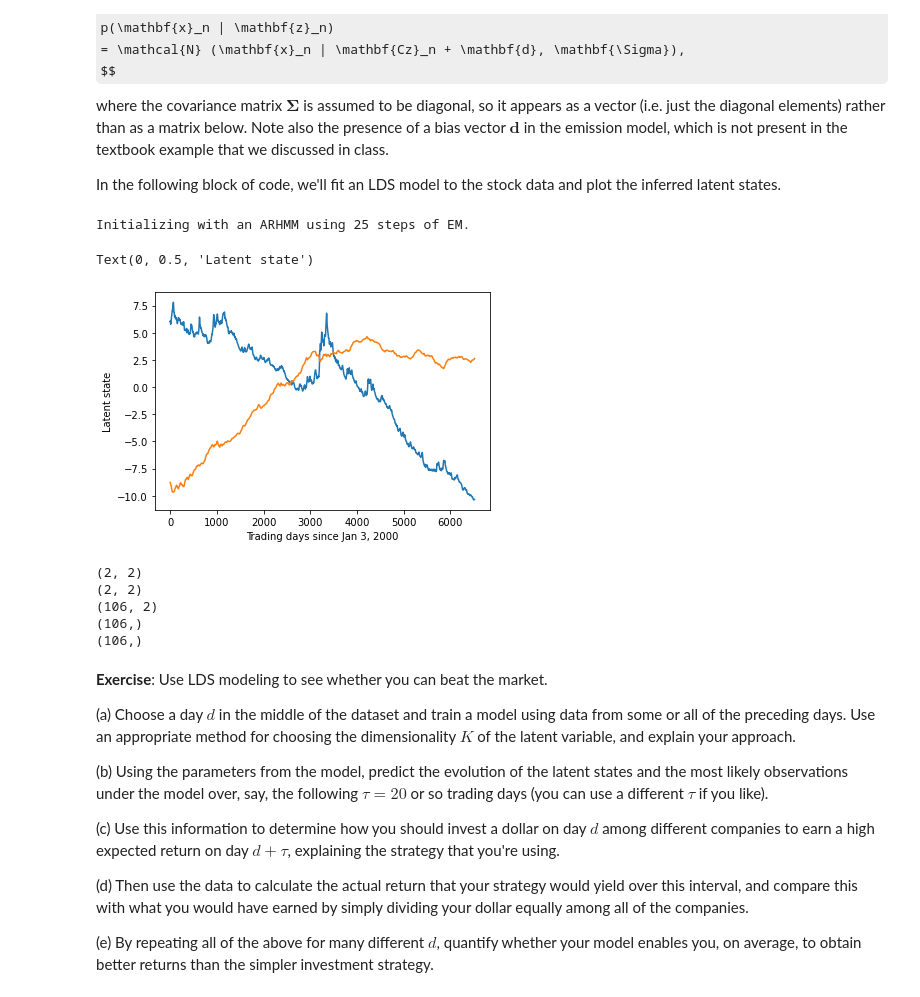
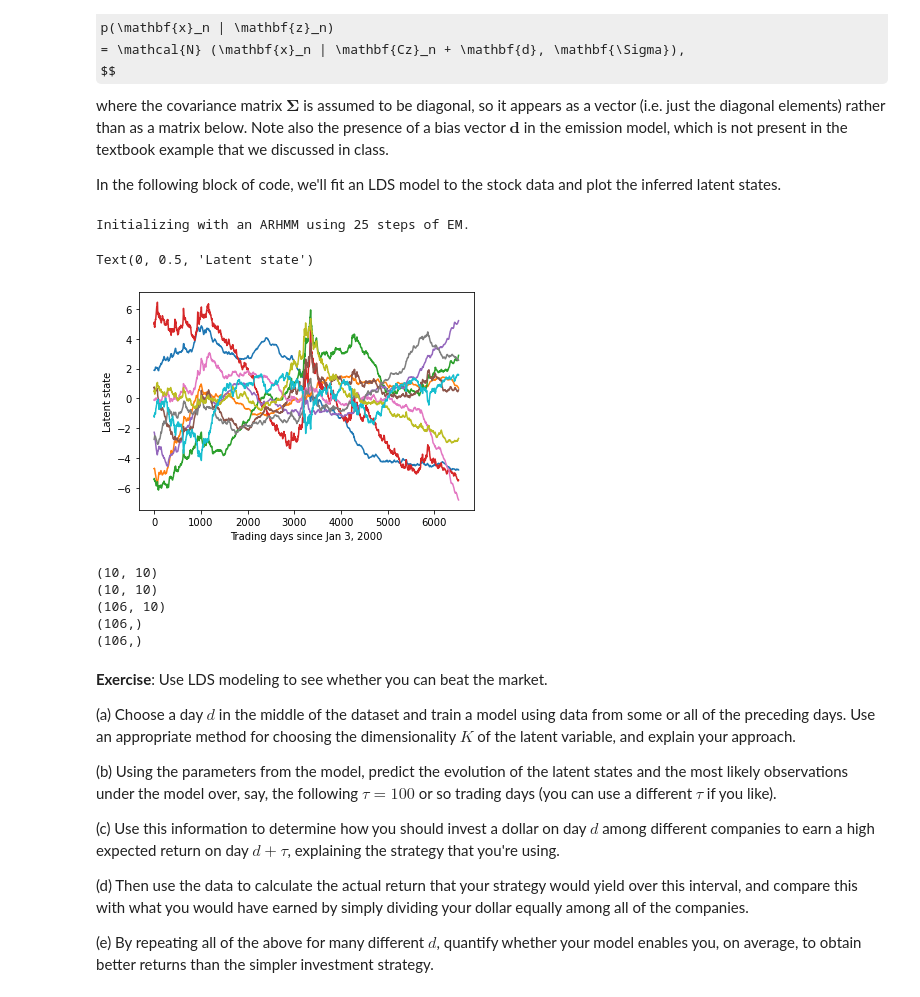
Before and after one commit to murray-lab/statistical-learning, a Jupyter notebook: Demo_StockPrediction.ipynb, the cells around one changed output. Drawn from its saved outputs; the diff is of its cells as text; code cells hidden in the pictures; some formulas as TeX source.

```diff
--- a/Demo_StockPrediction.ipynb
+++ b/Demo_StockPrediction.ipynb
@@ -105,27 +108,27 @@ In the following block of code, we'll fit an LDS model to the stock data and plo
 # %%
 # Set the parameters of the LDS:
 time_bins = n_days   # number of time bins
-state_dim = 2     # number of latent dimensions
+state_dim = 10     # number of latent dimensions
 obs_dim = n_companies      # number of observed dimensions
 
 # Because prices vary over many orders of magnitude, we'll use the log:
 data = np.log(prices_norm)
 
 # Fit the model using the full dataset:
 lds = ssm.LDS(obs_dim, state_dim, emissions="gaussian")
 elbos, q = lds.fit(data, method="laplace_em", num_iters=10)
 
 # The model's inferred latent states:
 state_means = q.mean_continuous_states[0]
 
 # Plot the inferred latent states:
 plt.plot(state_means)
 plt.xlabel('Trading days since Jan 3, 2000')
 plt.ylabel('Latent state')
 # %% [output]
 Initializing with an ARHMM using 25 steps of EM.
 Text(0, 0.5, 'Latent state')
-[figure, old version]
+[figure, new version]
 # %%
 # Get the model parameters:
 A = lds.dynamics.As[0]
@@ -137,9 +140,9 @@ Sig = lds.emissions.params[-1][0]
 for x in [A, Gamma, C, d, Sig]:
     print(x.shape)
 # %% [output]
-(2, 2)
-(2, 2)
-(106, 2)
+(10, 10)
+(10, 10)
+(106, 10)
 (106,)
 (106,)
 # %% [markdown]
@@ -147,7 +150,7 @@ for x in [A, Gamma, C, d, Sig]:
 
 (a) Choose a day $d$ in the middle of the dataset and train a model using data from some or all of the preceding days. Use an appropriate method for choosing the dimensionality $K$ of the latent variable, and explain your approach.
 
-(b) Using the parameters from the model, predict the evolution of the latent states and the most likely observations under the model over, say, the following $\tau = 20$ or so trading days (you can use a different $\tau$ if you like).
+(b) Using the parameters from the model, predict the evolution of the latent states and the most likely observations under the model over, say, the following $\tau = 100$ or so trading days (you can use a different $\tau$ if you like).
 
 (c) Use this information to determine how you should invest a dollar on day $d$ among different companies to earn a high expected return on day $d+\tau$, explaining the strategy that you're using.
 
```
Also changed, not shown: parts of 8 cells of this notebook.
